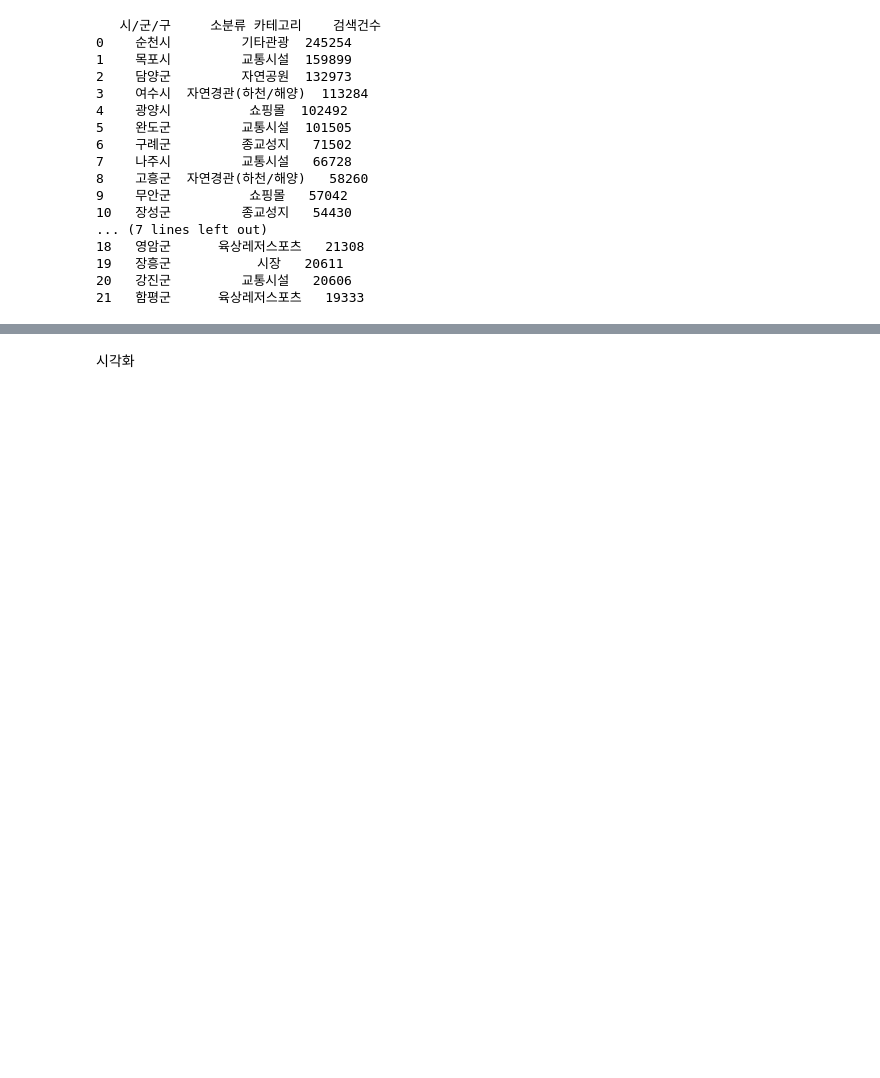
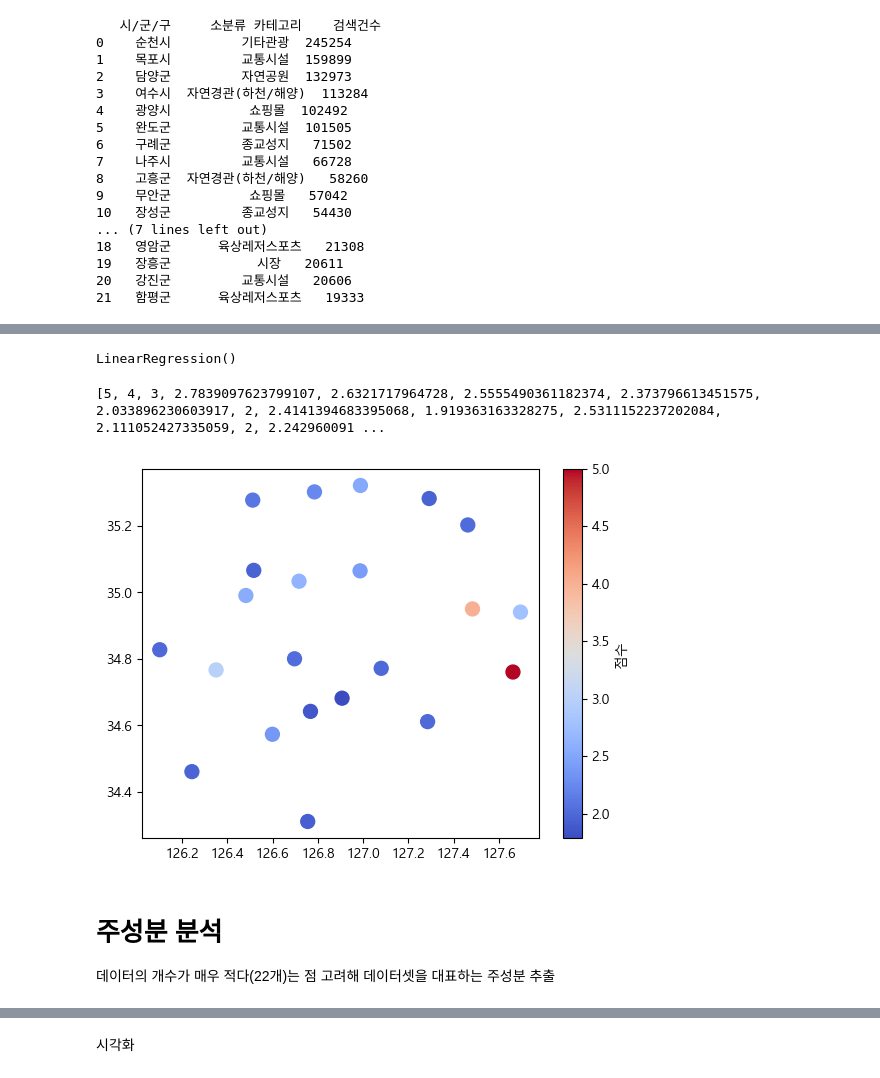
Before and after one commit to sheershay/ise-sr-project, a Jupyter notebook: clustering/clustering.ipynb, the cells around one changed output, grey strips where cells are left out. Cells and saved outputs as stored; diff of their text form; code cells hidden in the pictures; blank space fills up the shorter version.

Commit message:
linear regression based on pca

```diff
--- a/clustering/clustering.ipynb
+++ b/clustering/clustering.ipynb
@@ -345,2 +373,33 @@ Y=tour_df['실제점수']
+# %%
+x_for_rg=f_df.iloc[[0,1,2,8,13,18]]
+y_for_rg=[prof_score[0],prof_score[1],prof_score[2],
+          prof_score[8],prof_score[13],prof_score[18]]
+# %%
+lr=LinearRegression()
+lr.fit(x_for_rg,y_for_rg)
+# %% [output]
+LinearRegression()
+# %%
+for i in range(len(prof_score)):
+    if prof_score[i]==0:
+        prof_score[i]=float(lr.predict(f_df.iloc[[i]]))
+    else:
+        continue
+
+print(prof_score)
+# %% [output]
+[5, 4, 3, 2.7839097623799107, 2.6321717964728, 2.5555490361182374, 2.373796613451575, 2.033896230603917, 2, 2.4141394683395068, 1.919363163328275, 2.5311152237202084, 2.111052427335059, 2, 2.242960091 ...
+# %%
+plt.scatter(meal['경도'],meal['위도'],
+            s= 100,c=prof_score,cmap='coolwarm')
+
+plt.colorbar(label='점수')
+
+plt.show()
+# %% [output]
+[figure, added]
+# %% [markdown]
+# 주성분 분석
+데이터의 개수가 매우 적다(22개)는 점 고려해 데이터셋을 대표하는 주성분 추출
 # %%
 pca = PCA(n_components=None)
```
Also changed, not shown: parts of 44 cells of this notebook, 1 other file.
